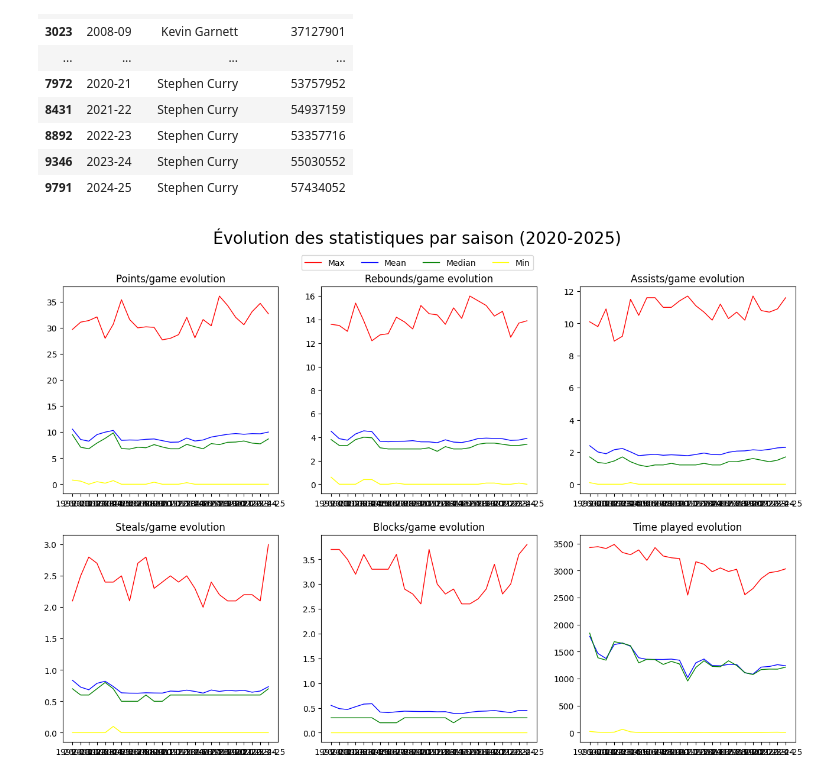
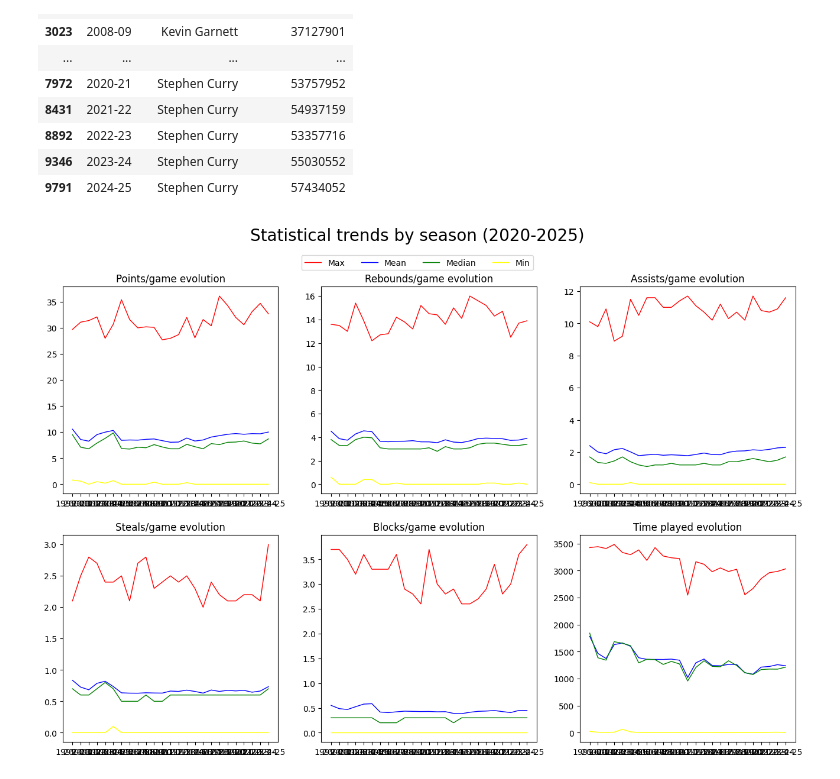
Before and after one commit to ElliotLunati/NBA_stats, a Jupyter notebook: code_gianni.ipynb, the cells around one changed output. Drawn from its saved outputs; the diff is of its cells as text; code cells hidden in the pictures.

```diff
--- a/code_gianni.ipynb
+++ b/code_gianni.ipynb
@@ -313,7 +313,7 @@ df['total_minutes'] =  df['MIN'] * df['GP']
 time_played_season = df.groupby('Season')['total_minutes']    # Nombre de minutes jouées par saison en moyenne
 # %%
 fig, axes = plt.subplots(2, 3, figsize=(16, 10))
-fig.suptitle('Évolution des statistiques par saison (2020-2025)', fontsize=20)
+fig.suptitle('Statistical trends by season (2020-2025)', fontsize=20)
 labels = []
 
 axes[0, 0].set_title('Points/game evolution')
@@ -330,31 +330,31 @@ axes[0, 1].plot(df.groupby('Season')['REB'].median(), c='green',linewidth = 1, l
 axes[0, 1].plot(df.groupby('Season')['REB'].min(), c='yellow',linewidth = 1, label='Min')
 
 axes[0, 2].set_title('Assists/game evolution')
 axes[0, 2].plot(df.groupby('Season')['AST'].max(), c='red',linewidth = 1, label='Max')
 axes[0, 2].plot(df.groupby('Season')['AST'].mean(), c='blue',linewidth = 1, label='Mean')
 axes[0, 2].plot(df.groupby('Season')['AST'].median(), c='green',linewidth = 1, label='Median')
 axes[0, 2].plot(df.groupby('Season')['AST'].min(), c='yellow',linewidth = 1, label='Min')
 
 axes[1, 0].set_title('Steals/game evolution')
 axes[1, 0].plot(df.groupby('Season')['STL'].max(), c='red',linewidth = 1, label='Max')
 axes[1, 0].plot(df.groupby('Season')['STL'].mean(), c='blue',linewidth = 1, label='Mean')
 axes[1, 0].plot(df.groupby('Season')['STL'].median(), c='green',linewidth = 1, label='Median')
 axes[1, 0].plot(df.groupby('Season')['STL'].min(), c='yellow',linewidth = 1, label='Min')
 
 axes[1, 1].set_title('Blocks/game evolution')
 axes[1, 1].plot(df.groupby('Season')['BLK'].max(), c='red',linewidth = 1, label='Max')
 axes[1, 1].plot(df.groupby('Season')['BLK'].mean(), c='blue',linewidth = 1, label='Mean')
 axes[1, 1].plot(df.groupby('Season')['BLK'].median(), c='green',linewidth = 1, label='Median')
 axes[1, 1].plot(df.groupby('Season')['BLK'].min(), c='yellow',linewidth = 1, label='Min')
 
 axes[1, 2].set_title('Time played evolution')
 axes[1, 2].plot(time_played_season.max(), c='red',linewidth = 1, label='Max')
 axes[1, 2].plot(time_played_season.mean(), c='blue',linewidth = 1, label='Mean')
 axes[1, 2].plot(time_played_season.median(), c='green',linewidth = 1, label='Median')
 axes[1, 2].plot(time_played_season.min(), c='yellow',linewidth = 1, label='Min')
 
 
 fig.legend(labels, loc='upper center', bbox_to_anchor=(0.5, 0.94), ncol=4)
 plt.show()
 # %% [output]
-[figure, old version]
+[figure, new version]
```
Also changed, not shown: parts of 1 cell of this notebook.
